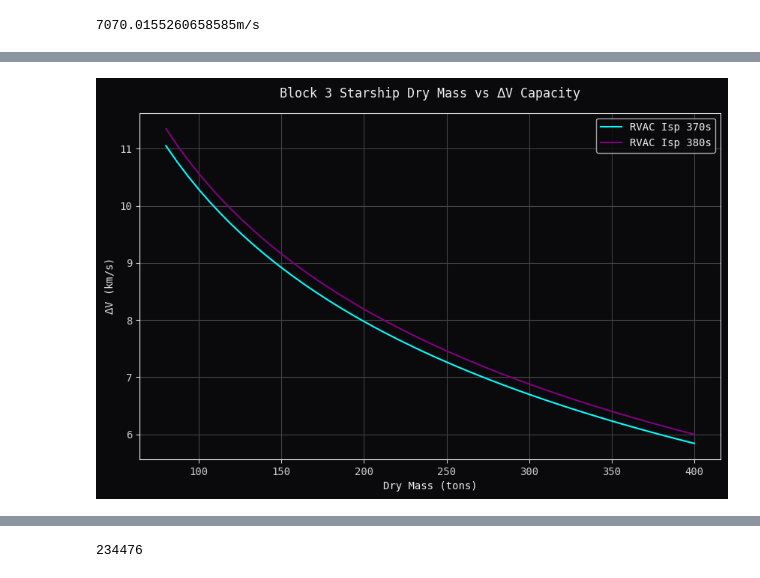
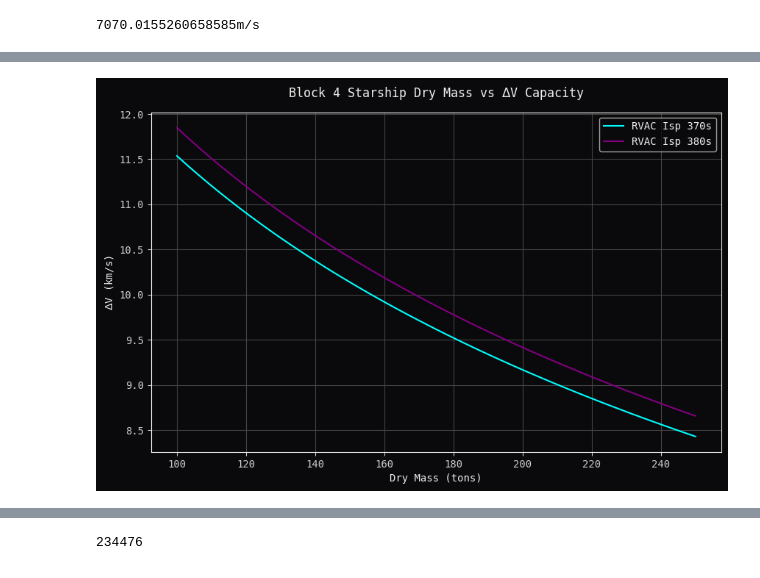
Before and after one commit to jackSN8/orbits.js, a Jupyter notebook: starship_science_graphs.ipynb, the cells around one changed output, grey strips where cells are left out. Cells and saved outputs as stored; diff of their text form; code cells hidden in the pictures.

```diff
--- a/starship_science_graphs.ipynb
+++ b/starship_science_graphs.ipynb
@@ -291,39 +291,39 @@ plt.show()
 # %%
-prop_load = 1600
-dry_mass = np.linspace(80,400,50)
+prop_load = 2300
+dry_mass = np.linspace(100,250,50)
 dv_1 = 9.81*370*np.log((prop_load+dry_mass)/dry_mass)*1e-3
 dv_2 = 9.81*380*np.log((prop_load+dry_mass)/dry_mass)*1e-3
 
 fig, ax = plt.subplots(figsize=(10, 6))
 plt.style.use('dark_background') # Start with a dark base
 
 # ----------  Retro‑Sci‑Fi Matplotlib Theme  ----------
 plt.rcParams.update({
     'figure.facecolor': '#0A0A0C',
     'axes.facecolor':   '#0A0A0C',
     'axes.edgecolor':   '#EEEEEE',
     'axes.labelcolor':  '#EEEEEE',
     'text.color':       '#EEEEEE',
     'xtick.color':      '#CCCCCC',
     'ytick.color':      '#CCCCCC',
     'grid.color':       '#444444',
     'font.family':      'monospace',
     'axes.titlepad':    15,
 })
 
 ax.plot(dry_mass, dv_1, label='RVAC Isp 370s', color='cyan')
 ax.plot(dry_mass, dv_2, label='RVAC Isp 380s', color='purple')
 ax.grid(True)
 
 
 ax.legend(loc='upper right')
 
-plt.title("Block 3 Starship Dry Mass vs $\Delta$V Capacity")
+plt.title("Block 4 Starship Dry Mass vs $\Delta$V Capacity")
 plt.xlabel("Dry Mass (tons)")
 plt.ylabel("$\Delta$V (km/s)")
 plt.show()
 # %% [output]
-[figure, old version]
+[figure, new version]
 # %%
 #Starting with a baseline 200km parking orbit, plot graph of saved DV versus number of refuels,
 #So, with a block3 starship, dry mass ~140 tons, isp ~380s, propellant load ~1600 tons, LEO payload 100T
```
Also changed, not shown: parts of 3 cells of this notebook, 4 other files.
